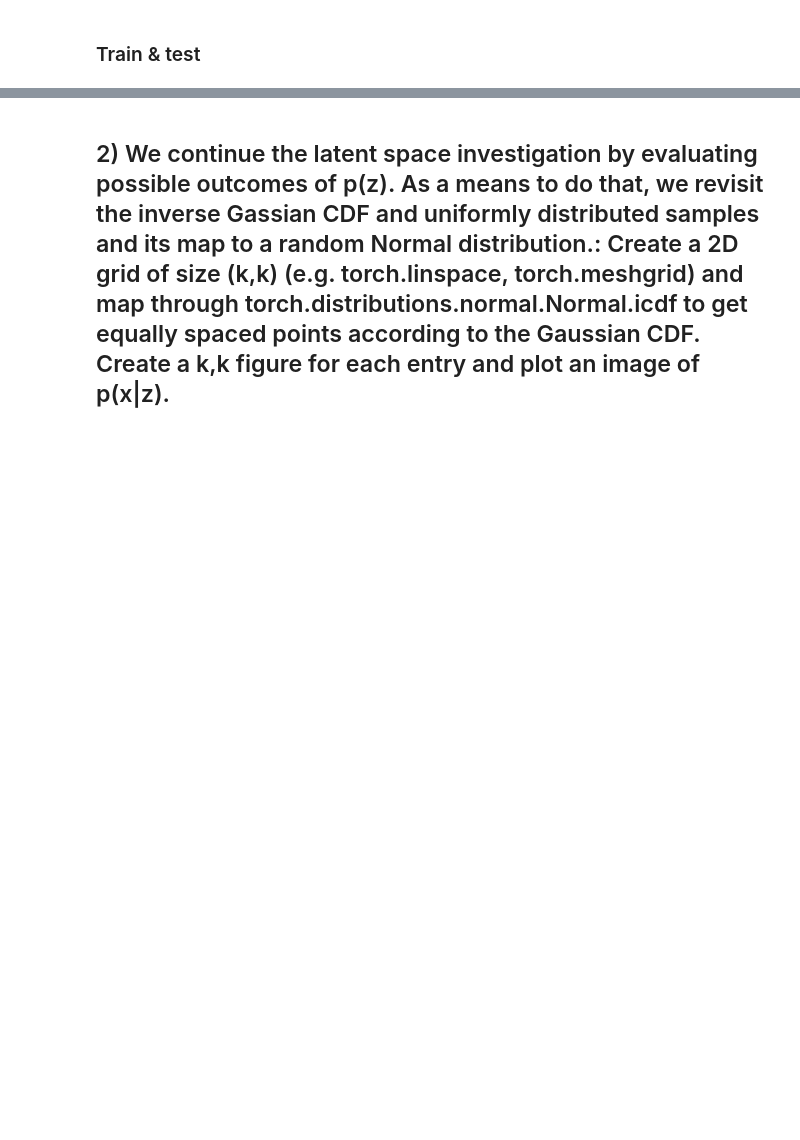
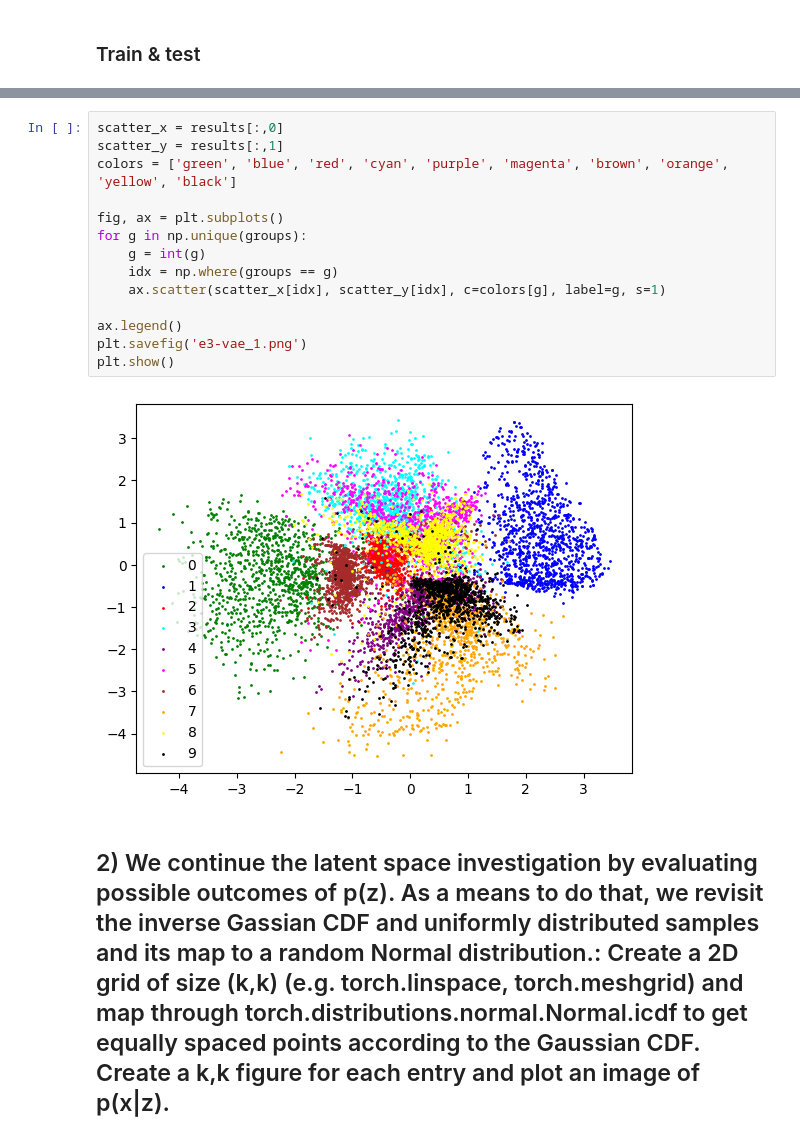
Before and after one commit to ch1nq/pml2023, a Jupyter notebook: assignment3/e3-vae.ipynb, the cells around one changed output, grey strips where cells are left out. Saved outputs shown, nothing was run; the diff lists cells and outputs as text; blank space fills up the shorter version.

```diff
--- a/assignment3/e3-vae.ipynb
+++ b/assignment3/e3-vae.ipynb
@@ -150,2 +172,18 @@ Train Epoch: 4 [58880/60000 (98%)]      Loss: 149.550293
+# %%
+scatter_x = results[:,0]
+scatter_y = results[:,1]
+colors = ['green', 'blue', 'red', 'cyan', 'purple', 'magenta', 'brown', 'orange', 'yellow', 'black']
+
+fig, ax = plt.subplots()
+for g in np.unique(groups):
+    g = int(g)
+    idx = np.where(groups == g)
+    ax.scatter(scatter_x[idx], scatter_y[idx], c=colors[g], label=g, s=1)
+
+ax.legend()
+plt.savefig('e3-vae_1.png')
+plt.show()
+# %% [output]
+[figure, added]
 # %% [markdown]
 ## 2) We continue the latent space investigation by evaluating possible outcomes of p(z). As a means to do that, we revisit the inverse Gassian CDF and uniformly distributed samples and its map to a random Normal distribution.: Create a 2D grid of size (k,k) (e.g. torch.linspace, torch.meshgrid) and map through torch.distributions.normal.Normal.icdf to get equally spaced points according to the Gaussian CDF. Create a k,k figure for each entry and plot an image of p(x|z).
```
Also changed, not shown: parts of 9 cells of this notebook, 20 other files.
